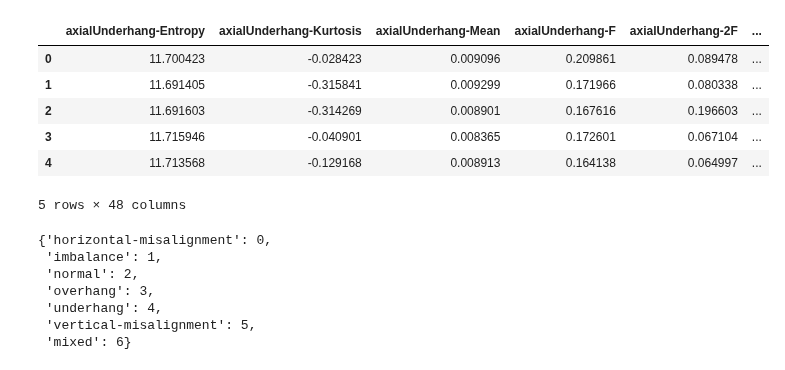
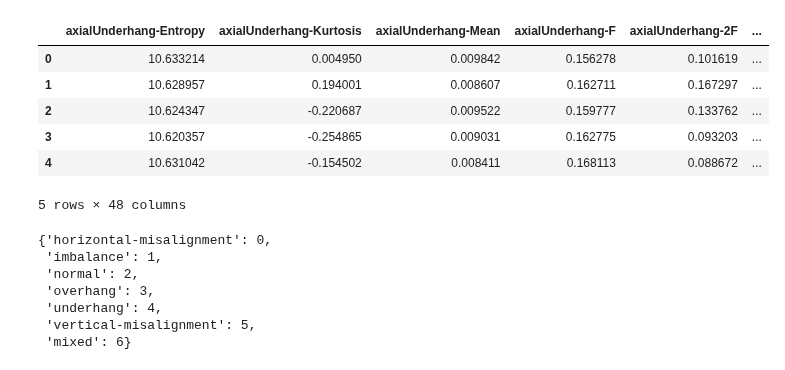
Before and after one commit to nprzybylski/window, a Jupyter notebook: sliding window.ipynb, the cells around one changed output. Drawn from its saved outputs; the diff is of its cells as text; code cells hidden in the pictures.

```diff
--- a/sliding window.ipynb
+++ b/sliding window.ipynb
@@ -733,15 +733,15 @@ def sweep_window(config='/Users/nrprzybyl/ML/MAFAULDA/window/config/config.yaml'
     with open(f'{path}/out', 'w') as file:
         file.write(json.dumps(meta))
 # %%
-df = pd.read_csv('/Users/nrprzybyl/ML/MAFAULDA/data/complex_mafaulda_extended.csv')
+df = pd.read_csv('/Users/nrprzybyl/ML/MAFAULDA/data/complex_mafaulda_1sec.csv').drop('startPoint',axis=1)
 df.head()
 # %% [output]
 |  | axialUnderhang-Entropy | axialUnderhang-Kurtosis | axialUnderhang-Mean | axialUnderhang-F | axialUnderhang-2F | ... |
-| 0 | 11.700423 | -0.028423 | 0.009096 | 0.209861 | 0.089478 | ... |
-| 1 | 11.691405 | -0.315841 | 0.009299 | 0.171966 | 0.080338 | ... |
-| 2 | 11.691603 | -0.314269 | 0.008901 | 0.167616 | 0.196603 | ... |
-| 3 | 11.715946 | -0.040901 | 0.008365 | 0.172601 | 0.067104 | ... |
-| 4 | 11.713568 | -0.129168 | 0.008913 | 0.164138 | 0.064997 | ... |
+| 0 | 10.633214 | 0.004950 | 0.009842 | 0.156278 | 0.101619 | ... |
+| 1 | 10.628957 | 0.194001 | 0.008607 | 0.162711 | 0.167297 | ... |
+| 2 | 10.624347 | -0.220687 | 0.009522 | 0.159777 | 0.133762 | ... |
+| 3 | 10.620357 | -0.254865 | 0.009031 | 0.162775 | 0.093203 | ... |
+| 4 | 10.631042 | -0.154502 | 0.008411 | 0.168113 | 0.088672 | ... |
 5 rows × 48 columns
 # %%
 # make our class dictionary
```
Also changed, not shown: parts of 12 cells of this notebook, 4 other files.
